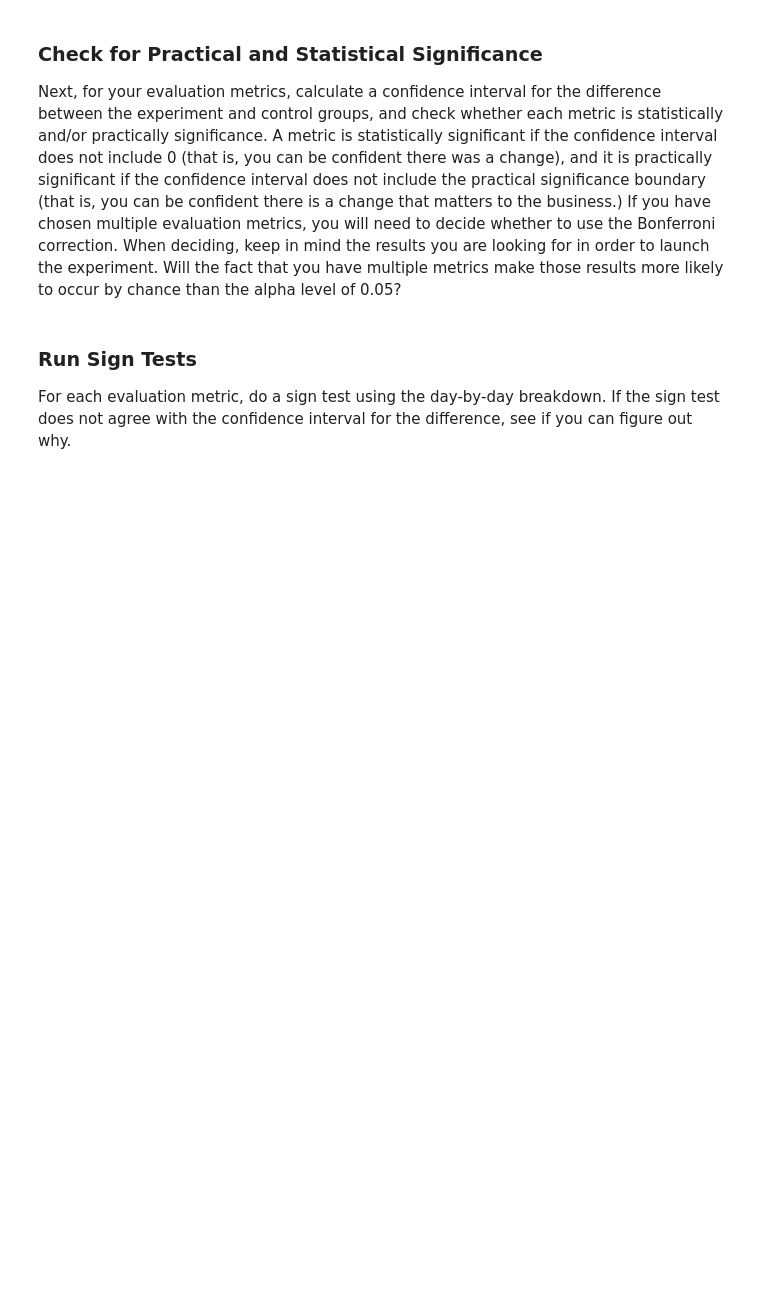
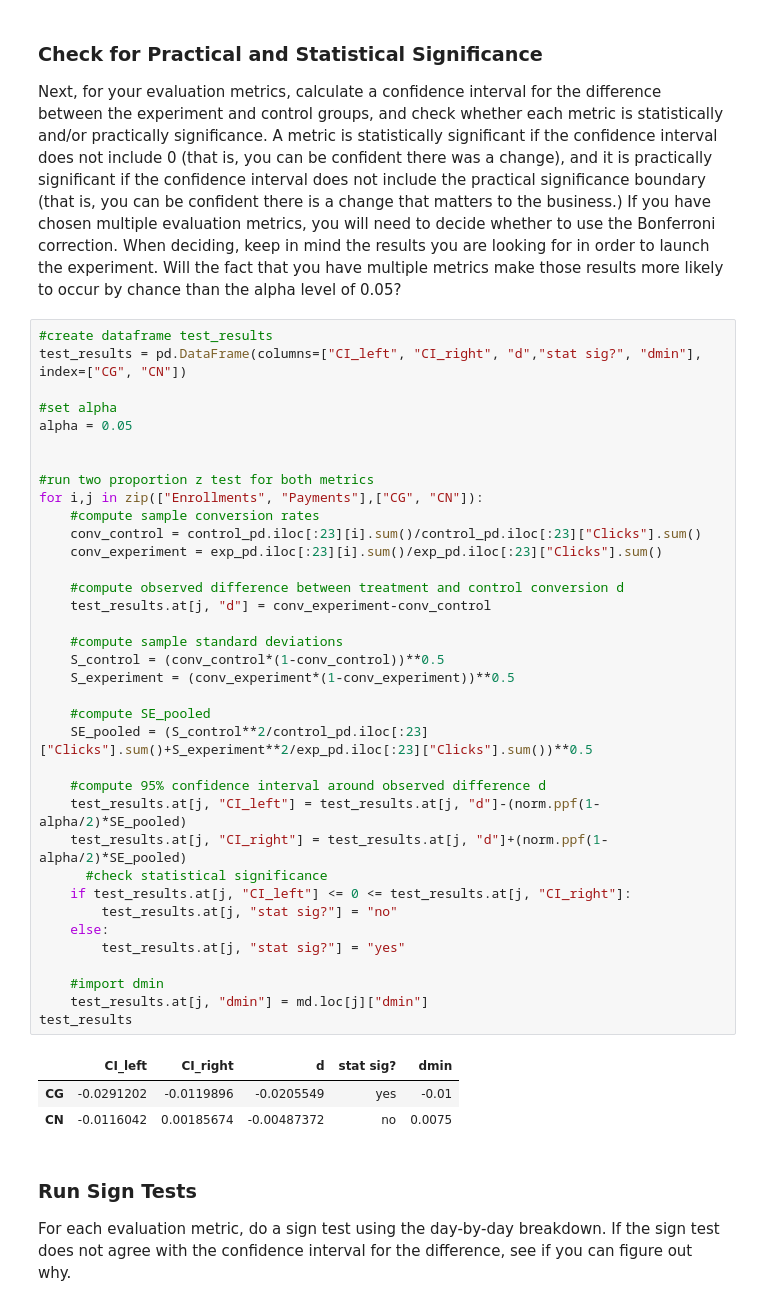
Before and after one commit to julie87zhang/python_exercise, a Jupyter notebook: Udacity_A_B_testing/Udacity_A_B_testing.ipynb, the cells around one changed output. Drawn from its saved outputs; the diff is of its cells as text; blank space fills up the shorter version.

```diff
--- a/Udacity_A_B_testing/Udacity_A_B_testing.ipynb
+++ b/Udacity_A_B_testing/Udacity_A_B_testing.ipynb
@@ -288,6 +322,46 @@ If all of the invariant metric has passed, then you can finally analyse the expe
 
 Next, for your evaluation metrics, calculate a confidence interval for the difference between the experiment and control groups, and check whether each metric is statistically and/or practically significance. A metric is statistically significant if the confidence interval does not include 0 (that is, you can be confident there was a change), and it is practically significant if the confidence interval does not include the practical significance boundary (that is, you can be confident there is a change that matters to the business.)
 If you have chosen multiple evaluation metrics, you will need to decide whether to use the Bonferroni correction. When deciding, keep in mind the results you are looking for in order to launch the experiment. Will the fact that you have multiple metrics make those results more likely to occur by chance than the alpha level of 0.05?
+# %%
+#create dataframe test_results
+test_results = pd.DataFrame(columns=["CI_left", "CI_right", "d","stat sig?", "dmin"], index=["CG", "CN"])
+
+#set alpha
+alpha = 0.05
+
+
+#run two proportion z test for both metrics
+for i,j in zip(["Enrollments", "Payments"],["CG", "CN"]):
+    #compute sample conversion rates
+    conv_control = control_pd.iloc[:23][i].sum()/control_pd.iloc[:23]["Clicks"].sum()
+    conv_experiment = exp_pd.iloc[:23][i].sum()/exp_pd.iloc[:23]["Clicks"].sum()
+
+    #compute observed difference between treatment and control conversion d
+    test_results.at[j, "d"] = conv_experiment-conv_control
+
+    #compute sample standard deviations
+    S_control = (conv_control*(1-conv_control))**0.5
+    S_experiment = (conv_experiment*(1-conv_experiment))**0.5
+
+    #compute SE_pooled
+    SE_pooled = (S_control**2/control_pd.iloc[:23]["Clicks"].sum()+S_experiment**2/exp_pd.iloc[:23]["Clicks"].sum())**0.5
+
+    #compute 95% confidence interval around observed difference d
+    test_results.at[j, "CI_left"] = test_results.at[j, "d"]-(norm.ppf(1-alpha/2)*SE_pooled)
+    test_results.at[j, "CI_right"] = test_results.at[j, "d"]+(norm.ppf(1-alpha/2)*SE_pooled)
+      #check statistical significance
+    if test_results.at[j, "CI_left"] <= 0 <= test_results.at[j, "CI_right"]:
+        test_results.at[j, "stat sig?"] = "no"
+    else:
+        test_results.at[j, "stat sig?"] = "yes"
+
+    #import dmin
+    test_results.at[j, "dmin"] = md.loc[j]["dmin"]
+test_results
+# %% [output]
+|  | CI_left | CI_right | d | stat sig? | dmin |
+| CG | -0.0291202 | -0.0119896 | -0.0205549 | yes | -0.01 |
+| CN | -0.0116042 | 0.00185674 | -0.00487372 | no | 0.0075 |
 # %% [markdown]
 ### Run Sign Tests
 
```
Also changed, not shown: parts of 20 cells of this notebook.
